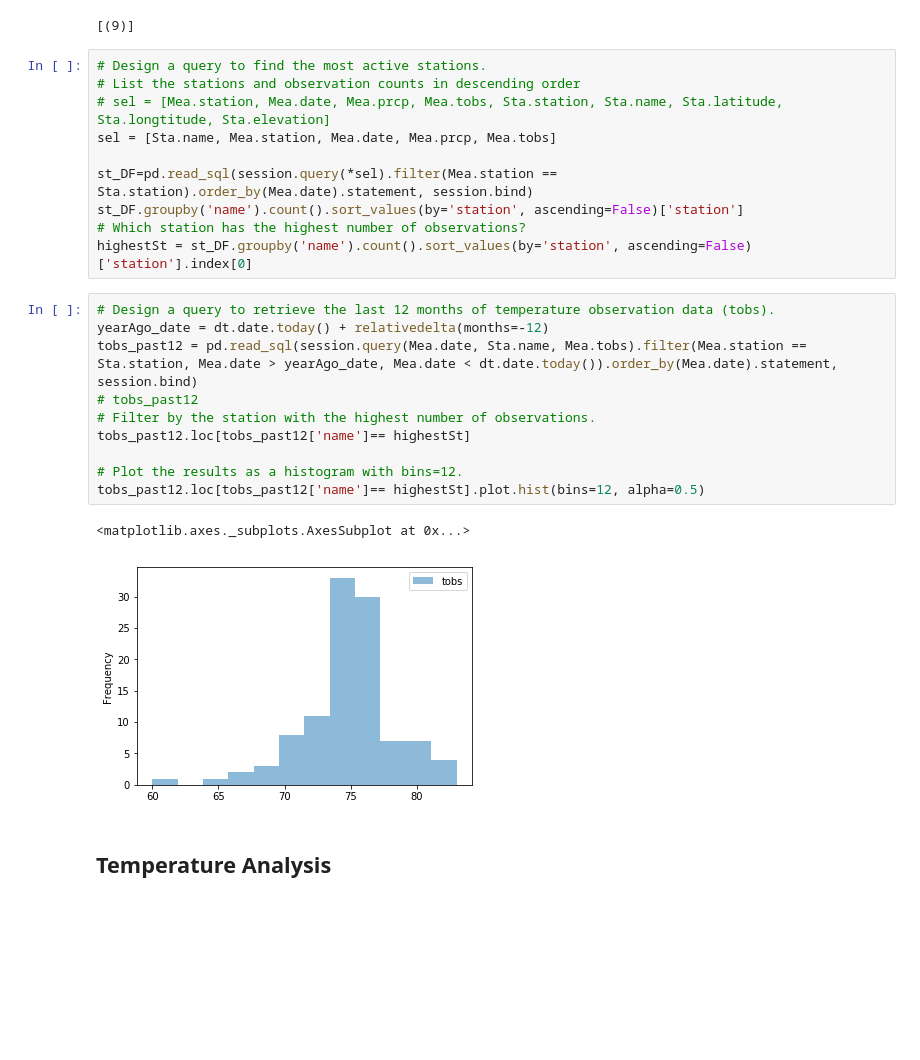
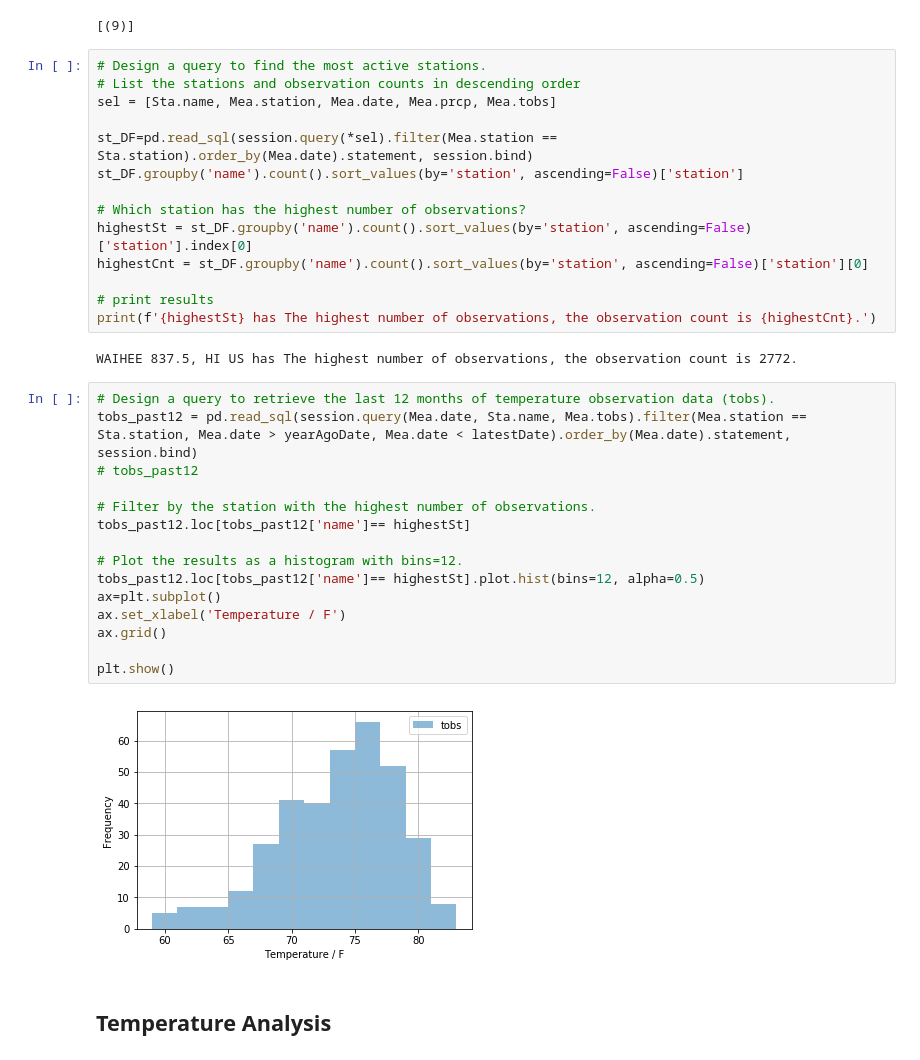
Before and after one commit to tokunami/Hawaii-hw, a Jupyter notebook: climate_analysis.ipynb, the cells around one changed output. Cells and saved outputs as stored; diff of their text form; blank space fills up the shorter version.

```diff
--- a/climate_analysis.ipynb
+++ b/climate_analysis.ipynb
@@ -150,26 +175,36 @@ session.query(func.count(Sta.name)).all()
 # %%
 # Design a query to find the most active stations.
 # List the stations and observation counts in descending order
-# sel = [Mea.station, Mea.date, Mea.prcp, Mea.tobs, Sta.station, Sta.name, Sta.latitude, Sta.longtitude, Sta.elevation]
 sel = [Sta.name, Mea.station, Mea.date, Mea.prcp, Mea.tobs]
 
 st_DF=pd.read_sql(session.query(*sel).filter(Mea.station == Sta.station).order_by(Mea.date).statement, session.bind)
 st_DF.groupby('name').count().sort_values(by='station', ascending=False)['station']
+
 # Which station has the highest number of observations?
 highestSt = st_DF.groupby('name').count().sort_values(by='station', ascending=False)['station'].index[0]
+highestCnt = st_DF.groupby('name').count().sort_values(by='station', ascending=False)['station'][0]
+
+# print results
+print(f'{highestSt} has The highest number of observations, the observation count is {highestCnt}.')
+# %% [output]
+WAIHEE 837.5, HI US has The highest number of observations, the observation count is 2772.
 # %%
 # Design a query to retrieve the last 12 months of temperature observation data (tobs).
-yearAgo_date = dt.date.today() + relativedelta(months=-12)
-tobs_past12 = pd.read_sql(session.query(Mea.date, Sta.name, Mea.tobs).filter(Mea.station == Sta.station, Mea.date > yearAgo_date, Mea.date < dt.date.today()).order_by(Mea.date).statement, session.bind)
+tobs_past12 = pd.read_sql(session.query(Mea.date, Sta.name, Mea.tobs).filter(Mea.station == Sta.station, Mea.date > yearAgoDate, Mea.date < latestDate).order_by(Mea.date).statement, session.bind)
 # tobs_past12
+
 # Filter by the station with the highest number of observations.
 tobs_past12.loc[tobs_past12['name']== highestSt]
 
 # Plot the results as a histogram with bins=12.
 tobs_past12.loc[tobs_past12['name']== highestSt].plot.hist(bins=12, alpha=0.5)
+ax=plt.subplot()
+ax.set_xlabel('Temperature / F')
+ax.grid()
+
+plt.show()
 # %% [output]
-<matplotlib.axes._subplots.AxesSubplot at 0x...>
-[figure, old version]
+[figure, new version]
 # %% [markdown]
 ## Temperature Analysis
 # %%
```
Also changed, not shown: parts of 13 cells of this notebook.
